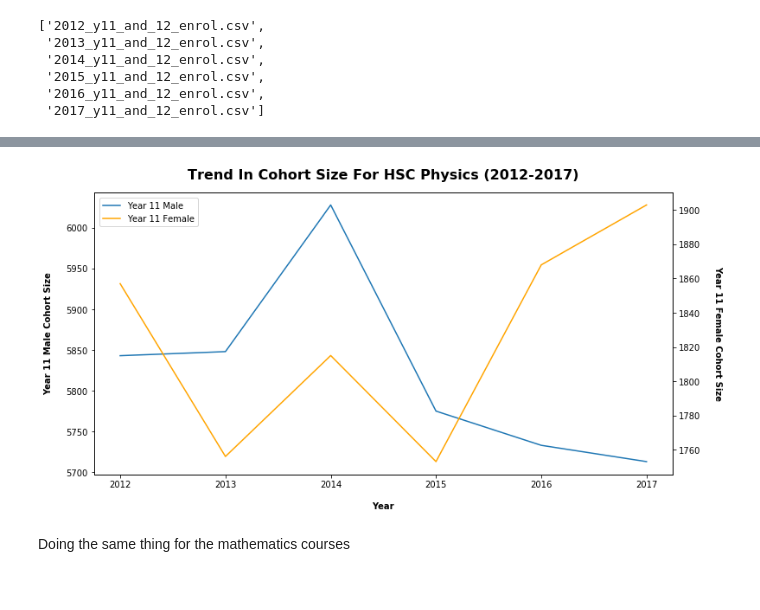
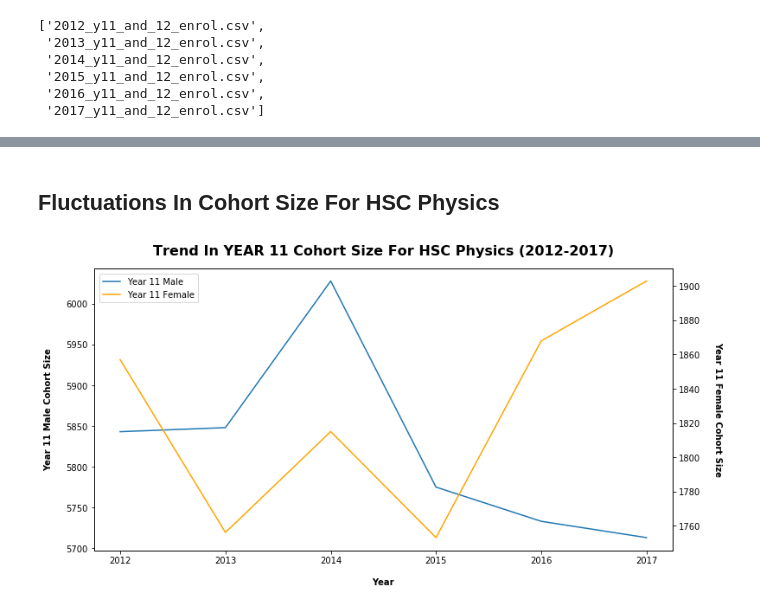
Before and after one commit to jasonha97/NSW-HSC-Analytics, a Jupyter notebook: NSW HSC Analytics.ipynb, the cells around one changed output, grey strips where cells are left out. Cells and saved outputs as stored; diff of their text form; code cells hidden in the pictures.

```diff
--- a/NSW HSC Analytics.ipynb
+++ b/NSW HSC Analytics.ipynb
@@ -492,22 +576,22 @@ plt.show()
+# %% [markdown]
+<h2>Fluctuations In Cohort Size For HSC Physics</h2>
 # %%
 # Filtering The Physics courses, we want see how the male, female and total cohort size has fluctuated from 2012-2017
 df_phys = df_sciences[df_sciences['course_name'] == 'Physics']
 
 # Create a figure to plot all the trends:
 fig, ax1 = plt.subplots(figsize=(12,6))
 plt1 = ax1.plot(df_phys['year'], df_phys['year_11_male'], label='Year 11 Male')
 ax1.set_ylabel("Year 11 Male Cohort Size", labelpad=15, fontweight='bold')
 ax1.set_xlabel("Year", labelpad=15, fontweight='bold')
 ax2 = ax1.twinx()
 plt2 = ax2.plot(df_phys['year'], df_phys['year_11_female'], label='Year 11 Female', color='orange')
 ax2.set_ylabel("Year 11 Female Cohort Size", rotation=270, labelpad=25, fontweight='bold')
 
-plt.title("Trend In Cohort Size For HSC Physics (2012-2017)", fontsize=16, fontweight='bold', pad=15)
+plt.title("Trend In YEAR 11 Cohort Size For HSC Physics (2012-2017)", fontsize=16, fontweight='bold', pad=15)
 
 fig.legend(loc='upper right', bbox_to_anchor=(0.220, 0.865))
 
 plt.show()
 # %% [output]
-[figure, old version]
+[figure, new version]
-# %% [markdown]
-Doing the same thing for the mathematics courses
```
Also changed, not shown: parts of 23 cells of this notebook.
